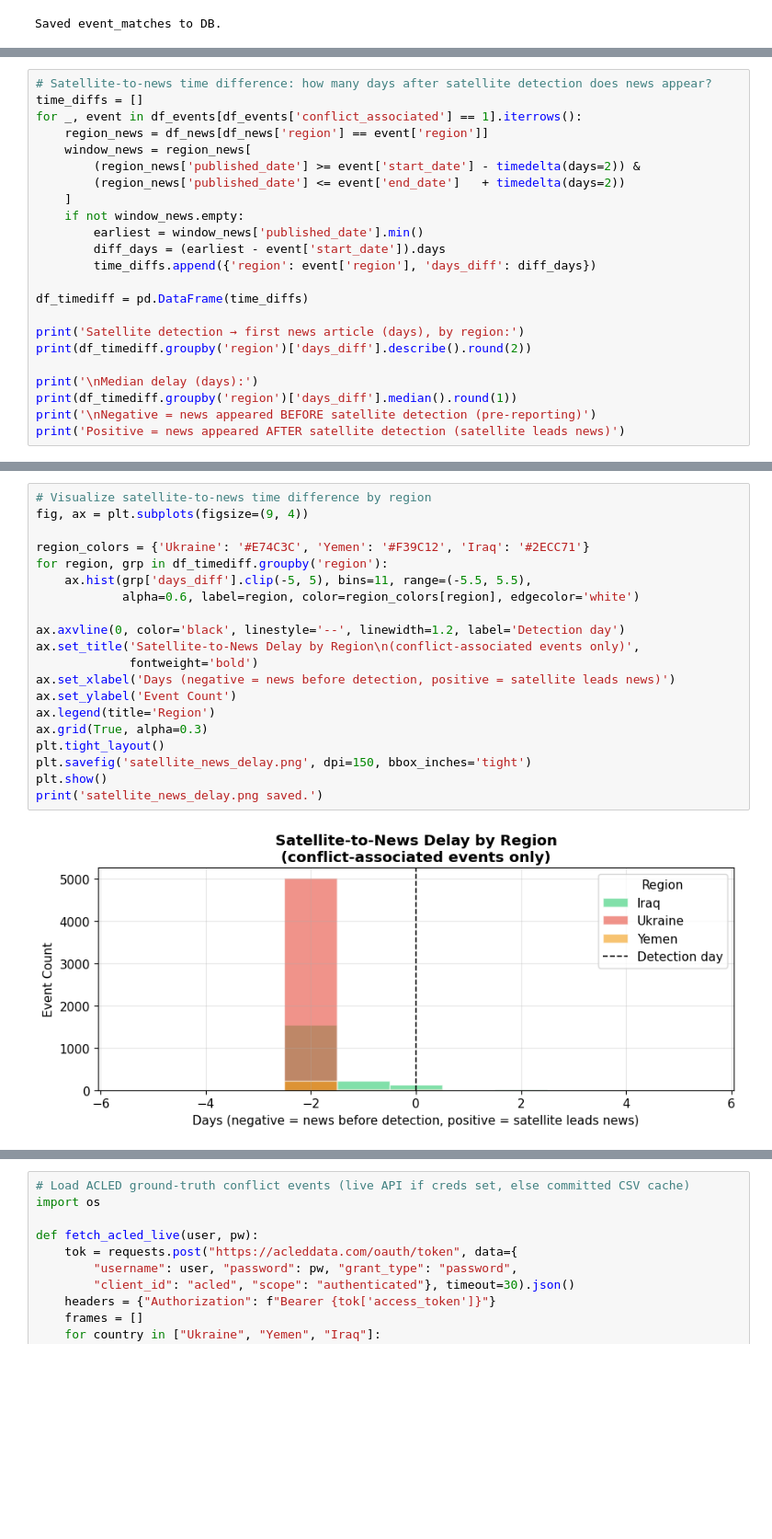
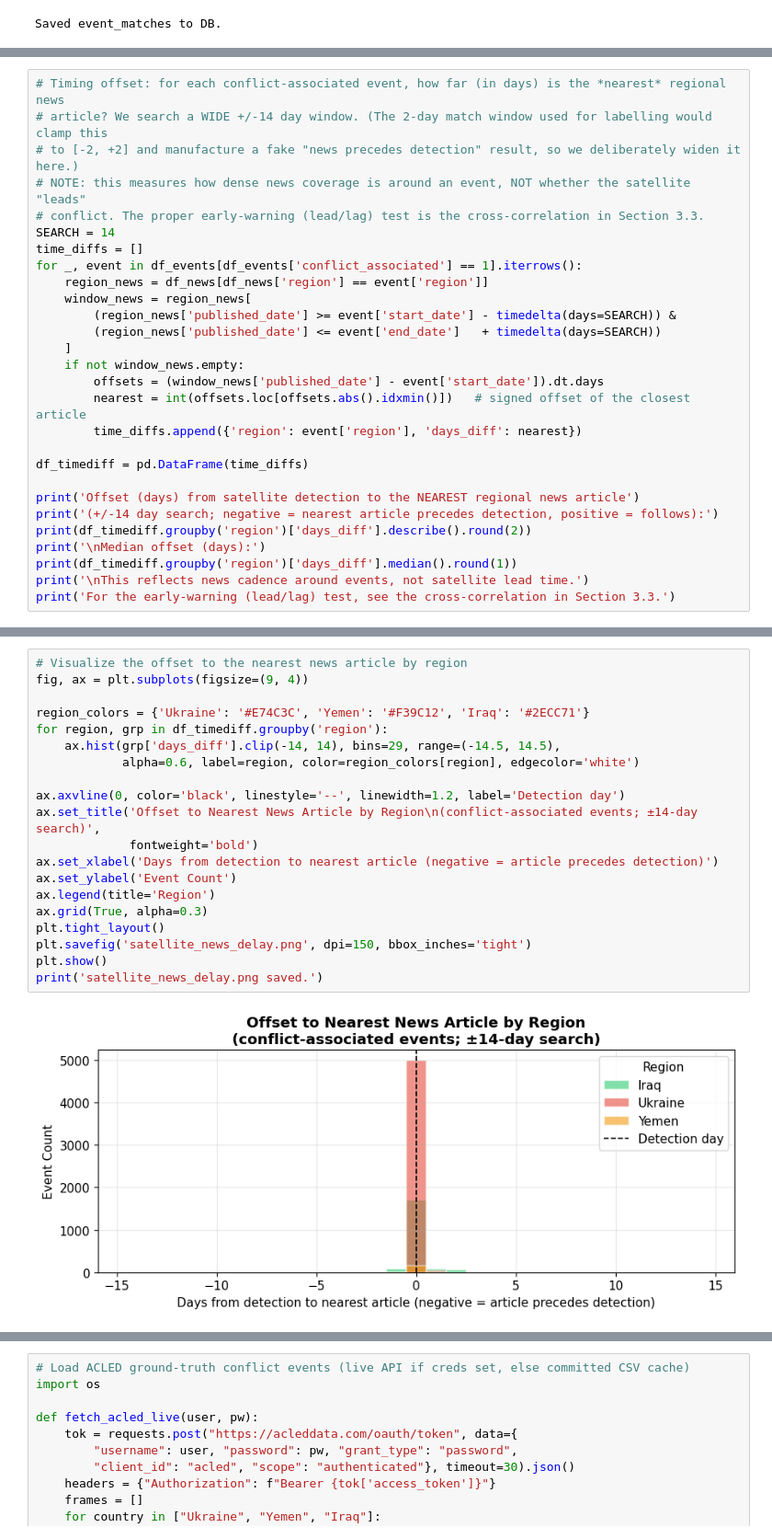
Before and after one commit to aebingol/CE49X, a Jupyter notebook: Final Project/conflict_monitoring.ipynb, the cells around one changed output, grey strips where cells are left out. Shown at 92% size. Drawn from its saved outputs; the diff is of its cells as text; blank space fills up the shorter version.

```diff
--- a/Final Project/conflict_monitoring.ipynb
+++ b/Final Project/conflict_monitoring.ipynb
@@ -971,25 +1022,30 @@ conflict_associated
 Name: count, dtype: int64
 # %%
-# Satellite-to-news time difference: how many days after satellite detection does news appear?
+# Timing offset: for each conflict-associated event, how far (in days) is the *nearest* regional news
+# article? We search a WIDE +/-14 day window. (The 2-day match window used for labelling would clamp this
+# to [-2, +2] and manufacture a fake "news precedes detection" result, so we deliberately widen it here.)
+# NOTE: this measures how dense news coverage is around an event, NOT whether the satellite "leads"
+# conflict. The proper early-warning (lead/lag) test is the cross-correlation in Section 3.3.
+SEARCH = 14
 time_diffs = []
 for _, event in df_events[df_events['conflict_associated'] == 1].iterrows():
     region_news = df_news[df_news['region'] == event['region']]
     window_news = region_news[
-        (region_news['published_date'] >= event['start_date'] - timedelta(days=2)) &
-        (region_news['published_date'] <= event['end_date']   + timedelta(days=2))
+        (region_news['published_date'] >= event['start_date'] - timedelta(days=SEARCH)) &
+        (region_news['published_date'] <= event['end_date']   + timedelta(days=SEARCH))
     ]
     if not window_news.empty:
-        earliest = window_news['published_date'].min()
-        diff_days = (earliest - event['start_date']).days
-        time_diffs.append({'region': event['region'], 'days_diff': diff_days})
+        offsets = (window_news['published_date'] - event['start_date']).dt.days
+        nearest = int(offsets.loc[offsets.abs().idxmin()])   # signed offset of the closest article
+        time_diffs.append({'region': event['region'], 'days_diff': nearest})
 
 df_timediff = pd.DataFrame(time_diffs)
 
-print('Satellite detection → first news article (days), by region:')
+print('Offset (days) from satellite detection to the NEAREST regional news article')
+print('(+/-14 day search; negative = nearest article precedes detection, positive = follows):')
 print(df_timediff.groupby('region')['days_diff'].describe().round(2))
-
-print('\nMedian delay (days):')
+print('\nMedian offset (days):')
 print(df_timediff.groupby('region')['days_diff'].median().round(1))
-print('\nNegative = news appeared BEFORE satellite detection (pre-reporting)')
-print('Positive = news appeared AFTER satellite detection (satellite leads news)')
+print('\nThis reflects news cadence around events, not satellite lead time.')
+print('For the early-warning (lead/lag) test, see the cross-correlation in Section 3.3.')
 # %% [output]
@@ -1012,24 +1069,24 @@ Positive = news appeared AFTER satellite detection (satellite leads news)
 # %%
-# Visualize satellite-to-news time difference by region
+# Visualize the offset to the nearest news article by region
 fig, ax = plt.subplots(figsize=(9, 4))
 
 region_colors = {'Ukraine': '#E74C3C', 'Yemen': '#F39C12', 'Iraq': '#2ECC71'}
 for region, grp in df_timediff.groupby('region'):
-    ax.hist(grp['days_diff'].clip(-5, 5), bins=11, range=(-5.5, 5.5),
+    ax.hist(grp['days_diff'].clip(-14, 14), bins=29, range=(-14.5, 14.5),
             alpha=0.6, label=region, color=region_colors[region], edgecolor='white')
 
 ax.axvline(0, color='black', linestyle='--', linewidth=1.2, label='Detection day')
-ax.set_title('Satellite-to-News Delay by Region\n(conflict-associated events only)',
+ax.set_title('Offset to Nearest News Article by Region\n(conflict-associated events; ±14-day search)',
              fontweight='bold')
-ax.set_xlabel('Days (negative = news before detection, positive = satellite leads news)')
+ax.set_xlabel('Days from detection to nearest article (negative = article precedes detection)')
 ax.set_ylabel('Event Count')
 ax.legend(title='Region')
 ax.grid(True, alpha=0.3)
 plt.tight_layout()
 plt.savefig('satellite_news_delay.png', dpi=150, bbox_inches='tight')
 plt.show()
 print('satellite_news_delay.png saved.')
 # %% [output]
-[figure, old version]
+[figure, new version]
 satellite_news_delay.png saved.
 # %% [markdown]
```
Also changed, not shown: parts of 44 cells of this notebook.
